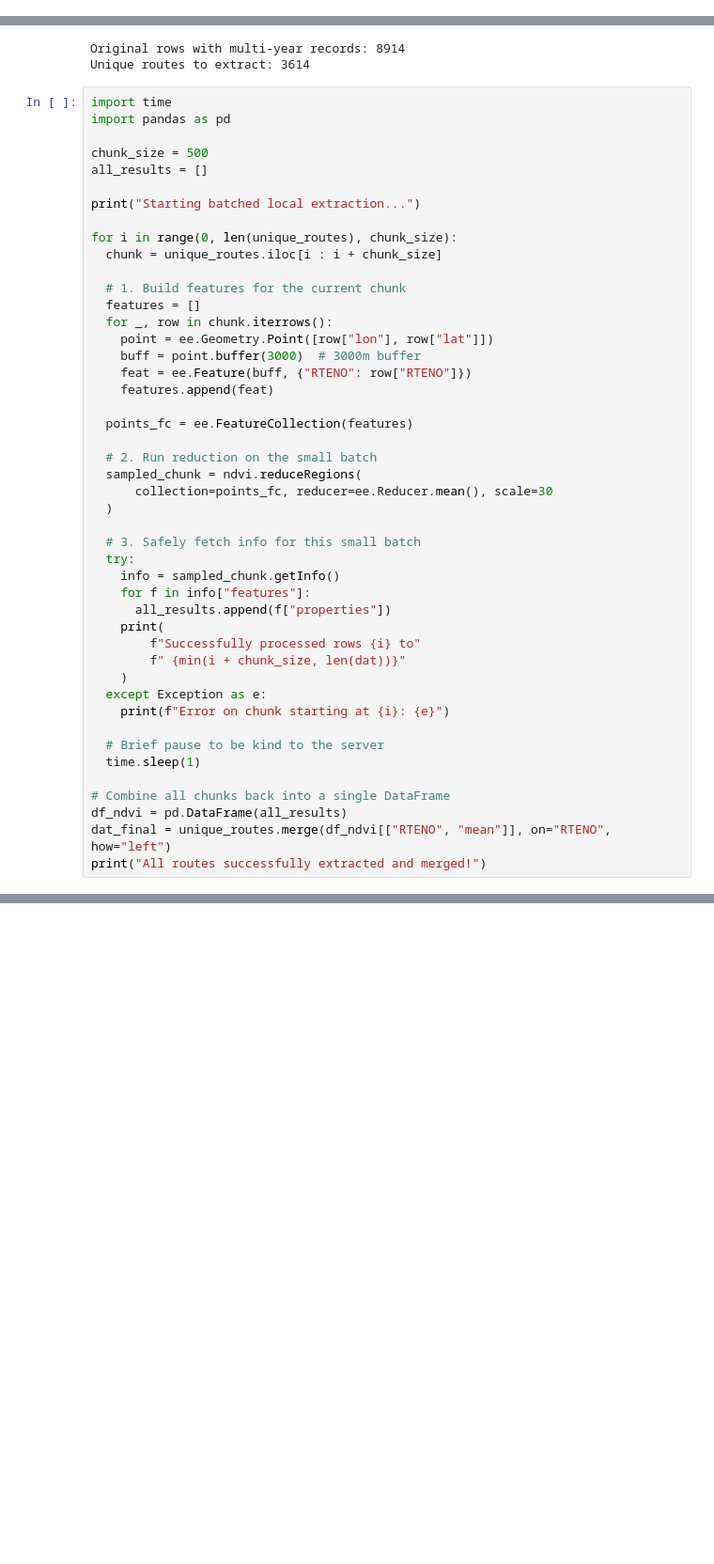
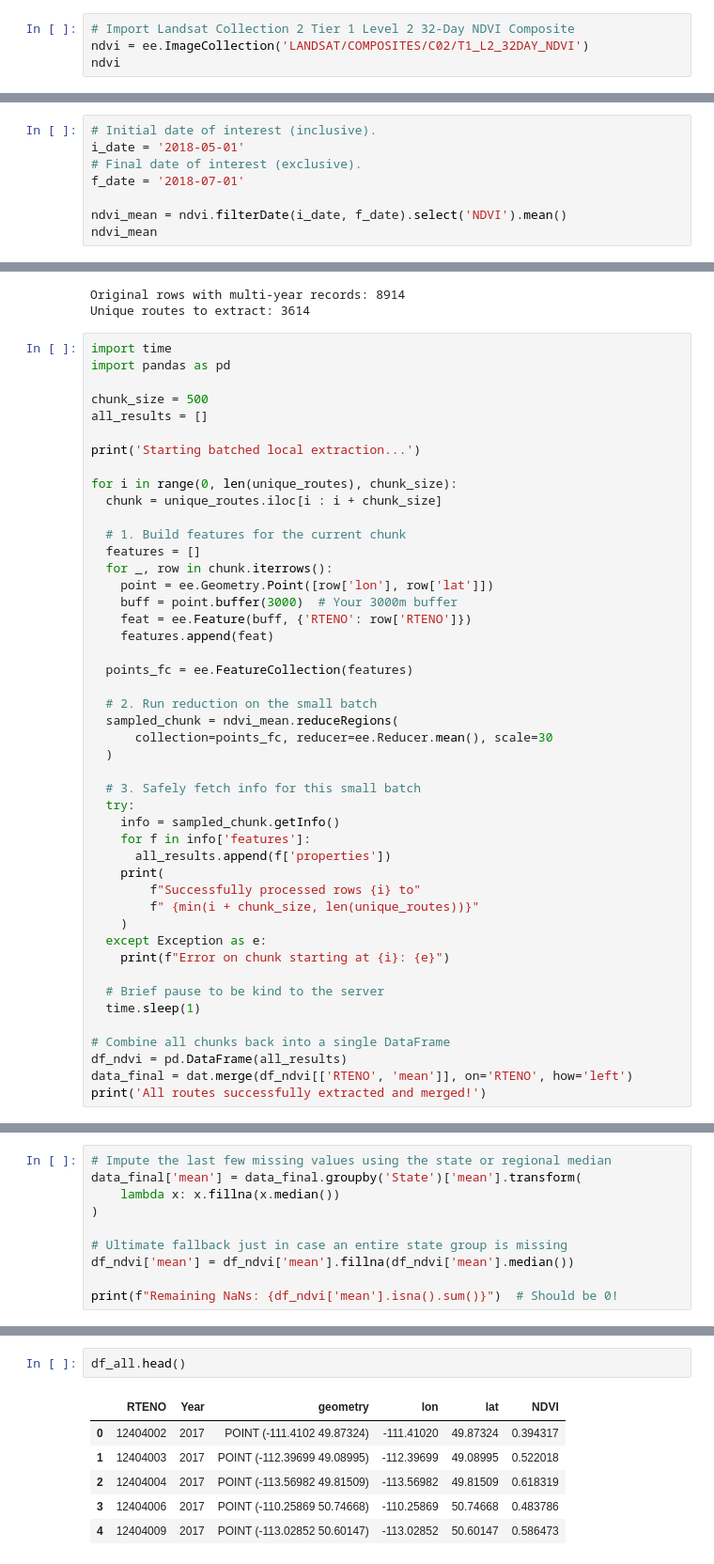
Before and after one commit to matejtvar/BBS-syntopy, a Jupyter notebook: python/get_ndvi.ipynb, the cells around one changed output, grey strips where cells are left out. Shown at 94% size. Saved outputs shown, nothing was run; the diff lists cells and outputs as text; blank space fills up the shorter version.

```diff
--- a/python/get_ndvi.ipynb
+++ b/python/get_ndvi.ipynb
@@ -20,3 +20,7 @@ connectivity_test = ee.Number(1).add(2).getInfo()
 print('connectivity test: ', connectivity_test)
 # %% [output]
 connectivity test:  3
+# %%
+# Import Landsat Collection 2 Tier 1 Level 2 32-Day NDVI Composite
+ndvi = ee.ImageCollection('LANDSAT/COMPOSITES/C02/T1_L2_32DAY_NDVI')
+ndvi
@@ -22,0 +29,8 @@ connectivity test:  3
+# %%
+# Initial date of interest (inclusive).
+i_date = '2018-05-01'
+# Final date of interest (exclusive).
+f_date = '2018-07-01'
+
+ndvi_mean = ndvi.filterDate(i_date, f_date).select('NDVI').mean()
+ndvi_mean
@@ -48,7 +74,7 @@ import pandas as pd
 chunk_size = 500
 all_results = []
 
-print("Starting batched local extraction...")
+print('Starting batched local extraction...')
 
 for i in range(0, len(unique_routes), chunk_size):
   chunk = unique_routes.iloc[i : i + chunk_size]
@@ -56,26 +82,26 @@ for i in range(0, len(unique_routes), chunk_size):
   # 1. Build features for the current chunk
   features = []
   for _, row in chunk.iterrows():
-    point = ee.Geometry.Point([row["lon"], row["lat"]])
-    buff = point.buffer(3000)  # 3000m buffer
-    feat = ee.Feature(buff, {"RTENO": row["RTENO"]})
+    point = ee.Geometry.Point([row['lon'], row['lat']])
+    buff = point.buffer(3000)  # Your 3000m buffer
+    feat = ee.Feature(buff, {'RTENO': row['RTENO']})
     features.append(feat)
 
   points_fc = ee.FeatureCollection(features)
 
   # 2. Run reduction on the small batch
-  sampled_chunk = ndvi.reduceRegions(
+  sampled_chunk = ndvi_mean.reduceRegions(
       collection=points_fc, reducer=ee.Reducer.mean(), scale=30
   )
 
   # 3. Safely fetch info for this small batch
   try:
     info = sampled_chunk.getInfo()
-    for f in info["features"]:
-      all_results.append(f["properties"])
+    for f in info['features']:
+      all_results.append(f['properties'])
     print(
         f"Successfully processed rows {i} to"
-        f" {min(i + chunk_size, len(dat))}"
+        f" {min(i + chunk_size, len(unique_routes))}"
     )
   except Exception as e:
     print(f"Error on chunk starting at {i}: {e}")
@@ -85,8 +111,8 @@ for i in range(0, len(unique_routes), chunk_size):
 
 # Combine all chunks back into a single DataFrame
 df_ndvi = pd.DataFrame(all_results)
-dat_final = unique_routes.merge(df_ndvi[["RTENO", "mean"]], on="RTENO", how="left")
-print("All routes successfully extracted and merged!")
+data_final = dat.merge(df_ndvi[['RTENO', 'mean']], on='RTENO', how='left')
+print('All routes successfully extracted and merged!')
 # %% [output]
 Starting batched local extraction...
 Successfully processed rows 0 to 500
@@ -104 +135,11 @@ dat_final.head()
+# %%
+# Impute the last few missing values using the state or regional median
+data_final['mean'] = data_final.groupby('State')['mean'].transform(
+    lambda x: x.fillna(x.median())
+)
+
+# Ultimate fallback just in case an entire state group is missing
+df_ndvi['mean'] = df_ndvi['mean'].fillna(df_ndvi['mean'].median())
+
+print(f"Remaining NaNs: {df_ndvi['mean'].isna().sum()}")  # Should be 0!
 # %%
@@ -115,0 +347,9 @@ m
+# %%
+df_all.head()
+# %% [output]
+|  | RTENO | Year | geometry | lon | lat | NDVI |
+| 0 | 12404002 | 2017 | POINT (-111.4102 49.87324) | -111.41020 | 49.87324 | 0.394317 |
+| 1 | 12404003 | 2017 | POINT (-112.39699 49.08995) | -112.39699 | 49.08995 | 0.522018 |
+| 2 | 12404004 | 2017 | POINT (-113.56982 49.81509) | -113.56982 | 49.81509 | 0.618319 |
+| 3 | 12404006 | 2017 | POINT (-110.25869 50.74668) | -110.25869 | 50.74668 | 0.483786 |
+| 4 | 12404009 | 2017 | POINT (-113.02852 50.60147) | -113.02852 | 50.60147 | 0.586473 |
```
Also changed, not shown: parts of 11 cells of this notebook.
